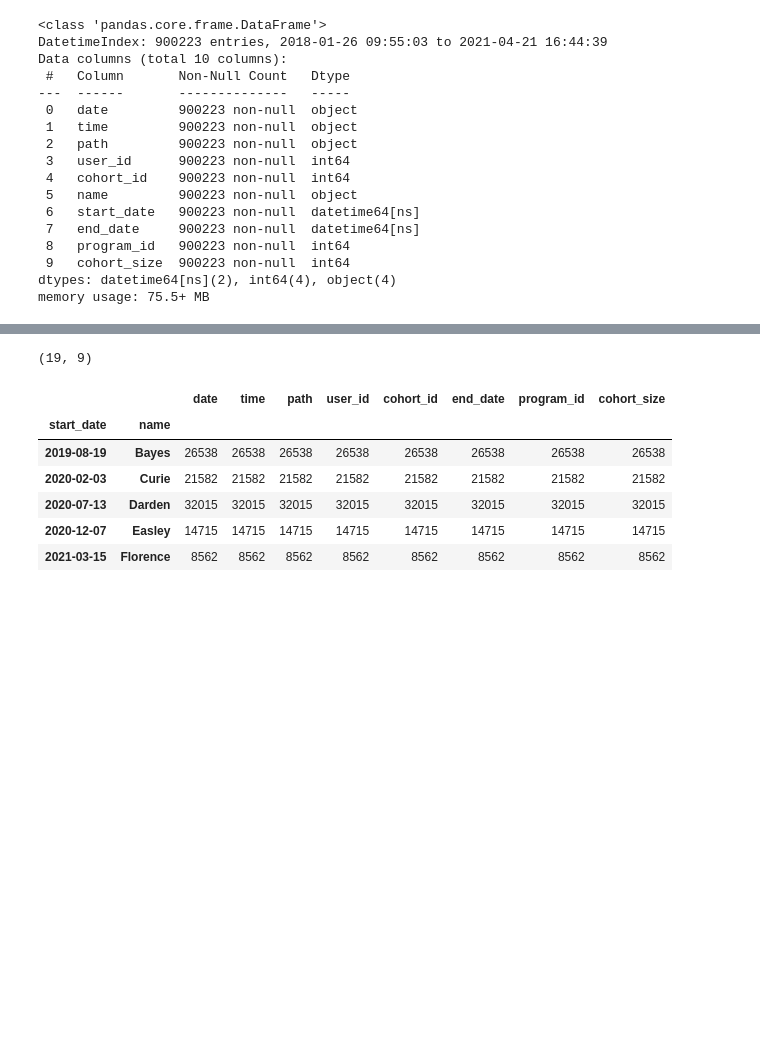
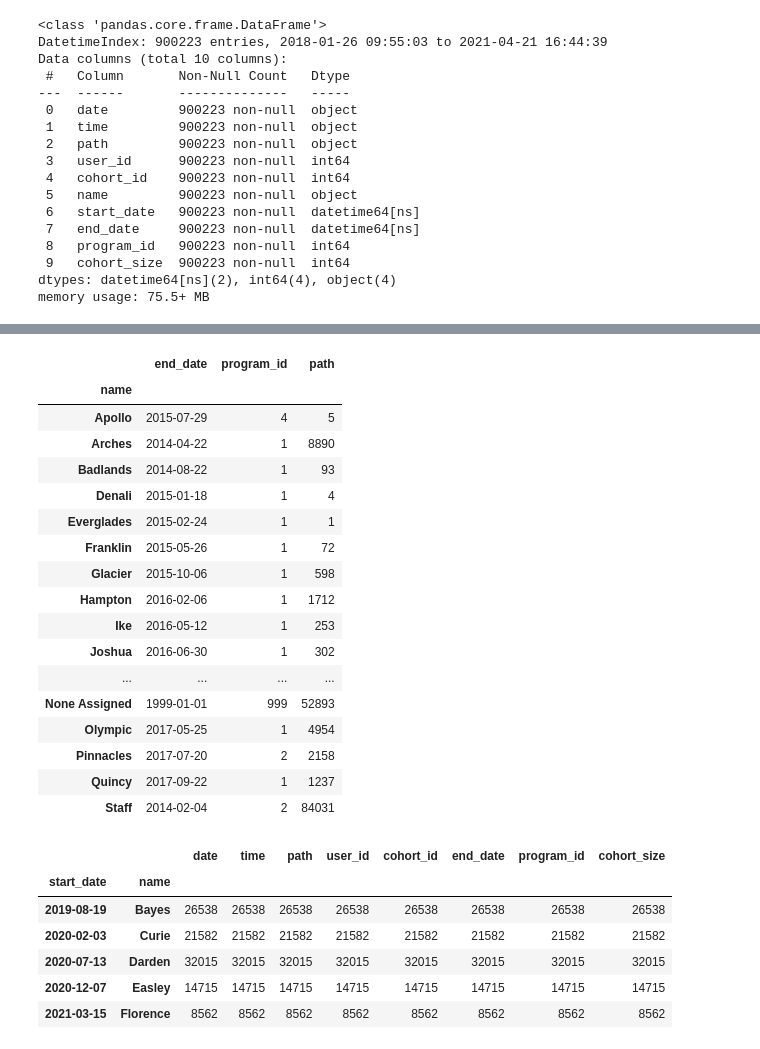
Before and after one commit to corey-baughman/016_anomaly_detection_project, a Jupyter notebook: explore.ipynb, the cells around one changed output, grey strips where cells are left out. Cells and saved outputs as stored; diff of their text form; code cells hidden in the pictures; blank space fills up the shorter version.

```diff
--- a/explore.ipynb
+++ b/explore.ipynb
@@ -248,7 +217,25 @@ df[df.start_date < df.index.min()].groupby('name').count()
 # %%
-df[df.end_date < df.index.min()].groupby('name').count().shape
+df[df.end_date < df.index.min()][['end_date', 'program_id','name', 'path']].groupby(
+    'name').agg({'end_date':'first', 'program_id':'first', 'path':'count'})
 # %% [output]
-(19, 9)
+|  | end_date | program_id | path |
+| name |  |  |  |
+| Apollo | 2015-07-29 | 4 | 5 |
+| Arches | 2014-04-22 | 1 | 8890 |
+| Badlands | 2014-08-22 | 1 | 93 |
+| Denali | 2015-01-18 | 1 | 4 |
+| Everglades | 2015-02-24 | 1 | 1 |
+| Franklin | 2015-05-26 | 1 | 72 |
+| Glacier | 2015-10-06 | 1 | 598 |
+| Hampton | 2016-02-06 | 1 | 1712 |
+| Ike | 2016-05-12 | 1 | 253 |
+| Joshua | 2016-06-30 | 1 | 302 |
+| ... | ... | ... | ... |
+| None Assigned | 1999-01-01 | 999 | 52893 |
+| Olympic | 2017-05-25 | 1 | 4954 |
+| Pinnacles | 2017-07-20 | 2 | 2158 |
+| Quincy | 2017-09-22 | 1 | 1237 |
+| Staff | 2014-02-04 | 2 | 84031 |
 # %%
 # let's take a look at program_id 3
 df[df.program_id == 3].groupby(by=['start_date', 'name']).count()
```
Also changed, not shown: parts of 30 cells of this notebook, 2 other files.
